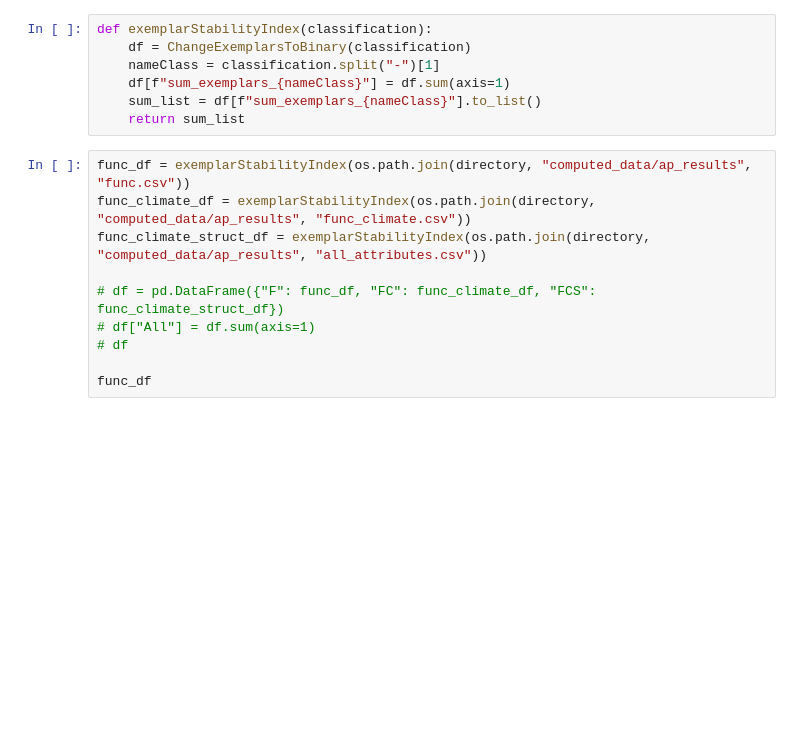
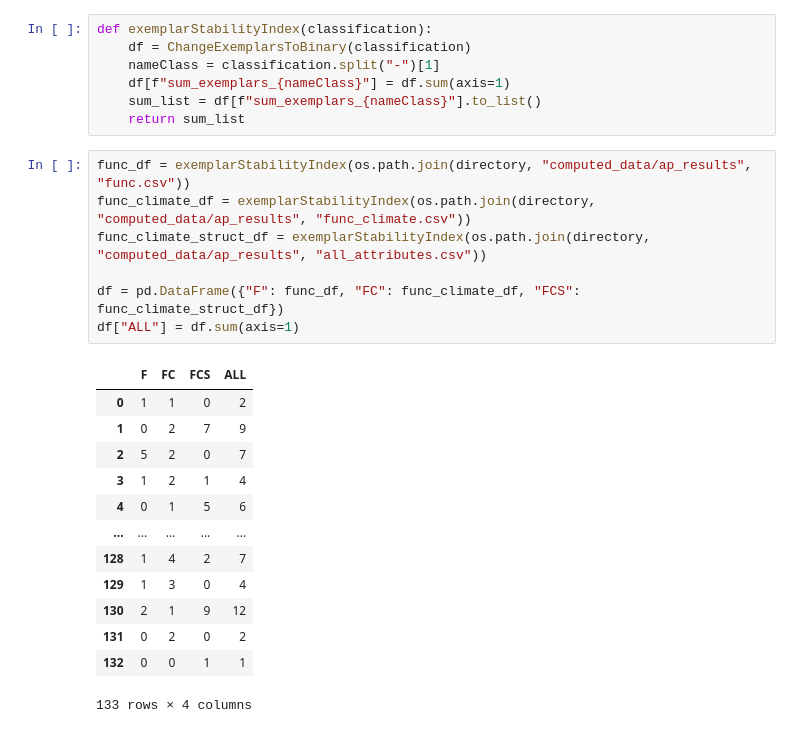
Before and after one commit to Steven-Mugisha/watershed_classification, a Jupyter notebook: exemplarity.ipynb, the cells around one changed output. Saved outputs shown, nothing was run; the diff lists cells and outputs as text; blank space fills up the shorter version.

```diff
--- a/exemplarity.ipynb
+++ b/exemplarity.ipynb
@@ -41,10 +60,21 @@ def exemplarStabilityIndex(classification):
 # %%
 func_df = exemplarStabilityIndex(os.path.join(directory, "computed_data/ap_results", "func.csv"))
 func_climate_df = exemplarStabilityIndex(os.path.join(directory, "computed_data/ap_results", "func_climate.csv"))
 func_climate_struct_df = exemplarStabilityIndex(os.path.join(directory, "computed_data/ap_results", "all_attributes.csv"))
 
-# df = pd.DataFrame({"F": func_df, "FC": func_climate_df, "FCS": func_climate_struct_df})
-# df["All"] = df.sum(axis=1)
-# df
-
-func_df
+df = pd.DataFrame({"F": func_df, "FC": func_climate_df, "FCS": func_climate_struct_df})
+df["ALL"] = df.sum(axis=1)
+# %% [output]
+|  | F | FC | FCS | ALL |
+| 0 | 1 | 1 | 0 | 2 |
+| 1 | 0 | 2 | 7 | 9 |
+| 2 | 5 | 2 | 0 | 7 |
+| 3 | 1 | 2 | 1 | 4 |
+| 4 | 0 | 1 | 5 | 6 |
+| ... | ... | ... | ... | ... |
+| 128 | 1 | 4 | 2 | 7 |
+| 129 | 1 | 3 | 0 | 4 |
+| 130 | 2 | 1 | 9 | 12 |
+| 131 | 0 | 2 | 0 | 2 |
+| 132 | 0 | 0 | 1 | 1 |
+133 rows × 4 columns
```
Also changed, not shown: parts of 5 cells of this notebook, 1 other file.
